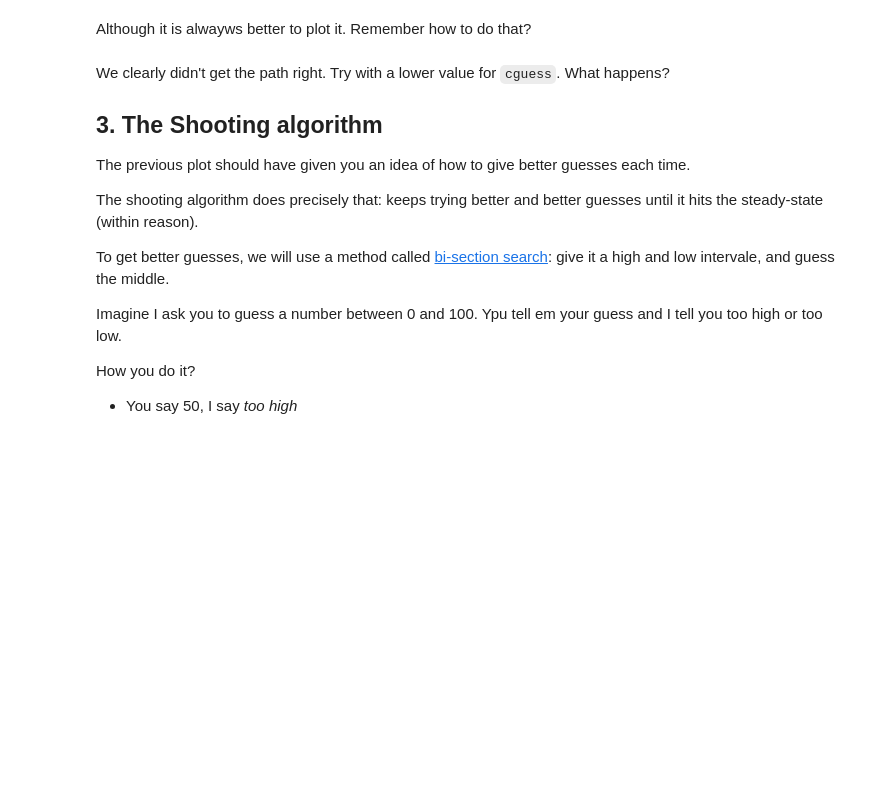
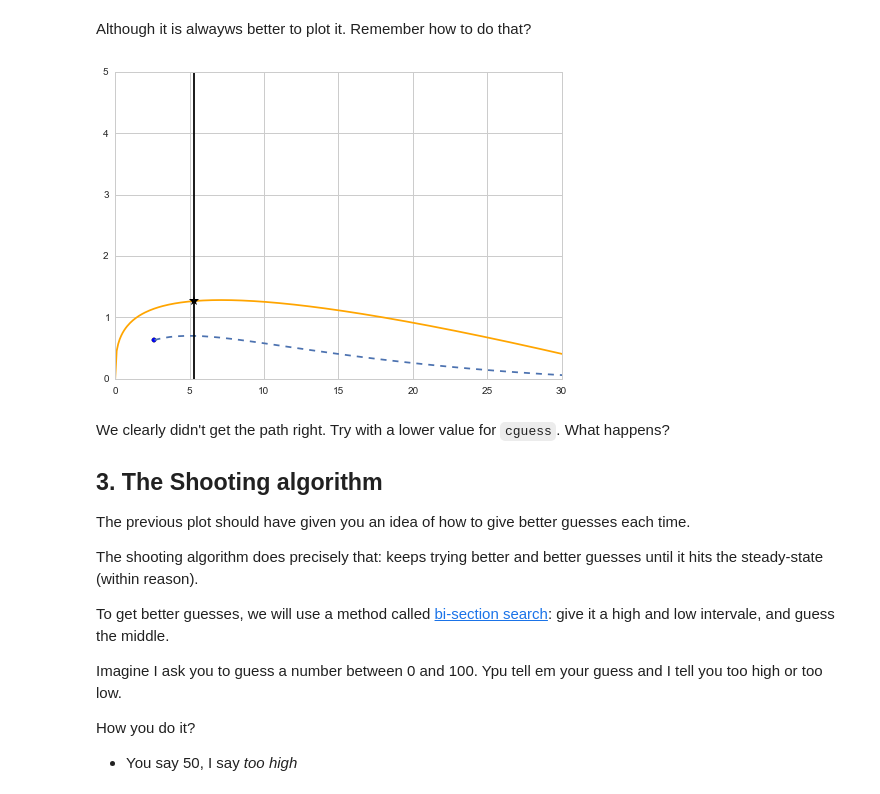
Before and after one commit to crisla/code-club, a Jupyter notebook: s2/Neo Classical Model - Solution.ipynb, the cells around one changed output. Drawn from its saved outputs; the diff is of its cells as text; code cells hidden in the pictures; blank space fills up the shorter version.

```diff
--- a/s2/Neo Classical Model - Solution.ipynb
+++ b/s2/Neo Classical Model - Solution.ipynb
@@ -122,31 +140,33 @@ Although it is alwayws better to plot it. Remember how to do that?
 # %%
 # Initial guesses
 kguess = kss*0.5
-cguess = css*0.8
+cguess = css*0.5
 
 # Computing smaple path
 path = compute_sample_path(kguess,cguess, 100)
 
 # Making a grid for k
 kgrid = np.linspace(0, 50, 500)
 
 # Marking the initial point using scatter
 plt.scatter(kguess,cguess)
 
 # Plotting the path using plot
 plt.plot(path[:, 0],path[:,1], ls='--')
 
 # Adding the c and k locii
 plt.plot(kgrid, cstar(kgrid), color='orange', label=r'$\Delta k=0$') # Plots the K locus
 plt.axvline(kss, color='black', label=r'$\Delta c=0$')               # Plots the C locus
 plt.plot(kss, css, marker='*', markersize=10, color='k')             # Marks the steady state
 
 # Setting limits of the plot so it looks nice
 plt.ylim(0, 5)
 plt.xlim(0,30)
 
 # Show the plot!
 plt.show()
+# %% [output]
+[figure, added]
 # %% [markdown]
 We clearly didn't get the path right. Try with a lower value for `cguess`. What happens?
 
```
Also changed, not shown: parts of 6 cells of this notebook, 5 other files.
